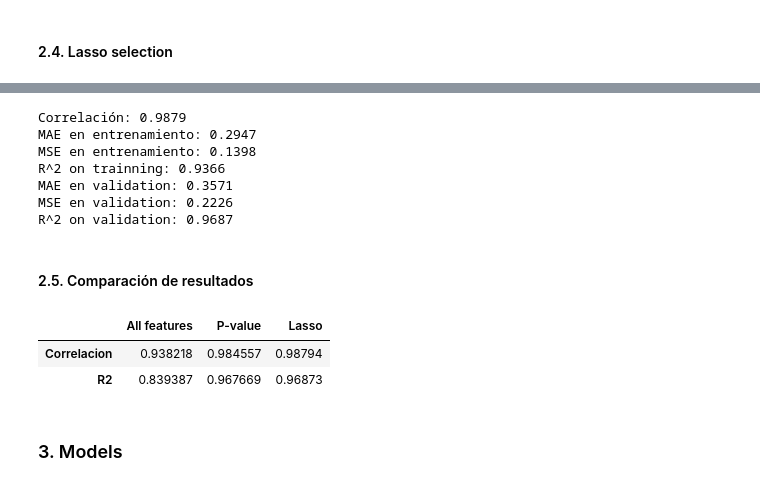
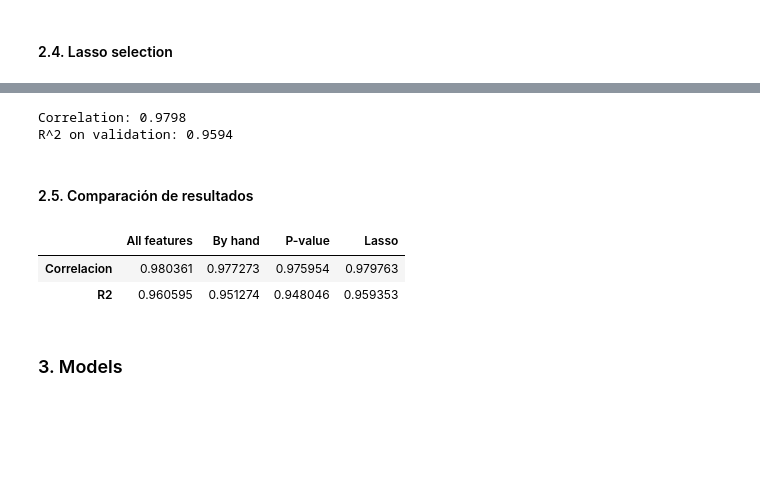
Before and after one commit to vedube/forecasting_inflation, a Jupyter notebook: inflation_forecast.ipynb, the cells around one changed output, grey strips where cells are left out. Saved outputs shown, nothing was run; the diff lists cells and outputs as text; code cells hidden in the pictures; blank space fills up the shorter version.

```diff
--- a/inflation_forecast.ipynb
+++ b/inflation_forecast.ipynb
@@ -281,5 +427,5 @@ R^2 on validation: 0.9677
 # %%
 # Se evalúan varias valores de lambda
-lasso = LassoCV(alphas = np.arange(0.001, 0.01, 0.0001), cv = 10, max_iter = 5000)
+lasso = Lasso(alpha=0.01, max_iter = 5000)
 lasso.fit(X_train_scaled, y_train)
 y_pred = lasso.predict(X_test_scaled)
@@ -315,51 +446,30 @@ plt.show()
-# %%
-significant_features = [0, 3, 4, 8, 10, 16, 17, 19, 21, 23, 26]
-lm = LinearRegression()
-lm.fit(X_train_scaled[:, significant_features], y_train)
-
-y_pred_train = lm.predict(X_train_scaled[:, significant_features])
-y_pred_test = lm.predict(X_test_scaled[:, significant_features])
-# %%
-lasso_corr = pearsonr(y_test, y_pred)[0]
-
-lr_mae_train = mean_absolute_error(y_train, y_pred_train)
-lr_mse_train = mean_squared_error(y_train, y_pred_train)
-lr_r2_train = r2_score(y_train, y_pred_train)
-
-lr_mae_test = mean_absolute_error(y_test, y_pred)
-lr_mse_test = mean_squared_error(y_test, y_pred)
-lr_r2_test = r2_score(y_test, y_pred)
-
-print(f"Correlación: {lasso_corr:.4f}")
-
-print(f"MAE en entrenamiento: {lr_mae_train:.4f}")
-print(f"MSE en entrenamiento: {lr_mse_train:.4f}")
-print(f"R^2 on trainning: {lr_r2_train:.4f}")
-
-print(f"MAE en validation: {lr_mae_test:.4f}")
-print(f"MSE en validation: {lr_mse_test:.4f}")
-print(f"R^2 on validation: {lr_r2_test:.4f}")
-# %% [output]
-Correlación: 0.9879
-MAE en entrenamiento: 0.2947
-MSE en entrenamiento: 0.1398
-R^2 on trainning: 0.9366
-MAE en validation: 0.3571
-MSE en validation: 0.2226
-R^2 on validation: 0.9687
+# %%
+lm = LinearRegression()
+lm.fit(X_train_scaled[:, lasso.coef_!=0], y_train)
+y_pred = lm.predict(X_test_scaled[:, lasso.coef_!=0])
+# %%
+lasso_corr = pearsonr(y_test, y_pred)[0]
+lasso_r2 = r2_score(y_test, y_pred)
+
+print(f"Correlation: {lasso_corr:.4f}")
+print(f"R^2 on validation: {lasso_r2:.4f}")
+# %% [output]
+Correlation: 0.9798
+R^2 on validation: 0.9594
 # %% [markdown]
 #### 2.5. Comparación de resultados
 # %%
 # Comparamos los 3 modelos
 df_ans = pd.DataFrame({"All features": [all_features_corr, all_features_r2], \
+                       "By hand": [by_hand_corr, by_hand_r2], \
                        "P-value": [pvalue_corr, pvalue_r2], \
                        "Lasso": [lasso_corr, lasso_r2]})
 df_ans.index = ["Correlacion", "R2"]
 df_ans
 # %% [output]
-|  | All features | P-value | Lasso |
-| Correlacion | 0.938218 | 0.984557 | 0.98794 |
-| R2 | 0.839387 | 0.967669 | 0.96873 |
+|  | All features | By hand | P-value | Lasso |
+| Correlacion | 0.980361 | 0.977273 | 0.975954 | 0.979763 |
+| R2 | 0.960595 | 0.951274 | 0.948046 | 0.959353 |
 # %% [markdown]
 ### 3. Models
 # %%
```
Also changed, not shown: parts of 41 cells of this notebook, 4 other files.
